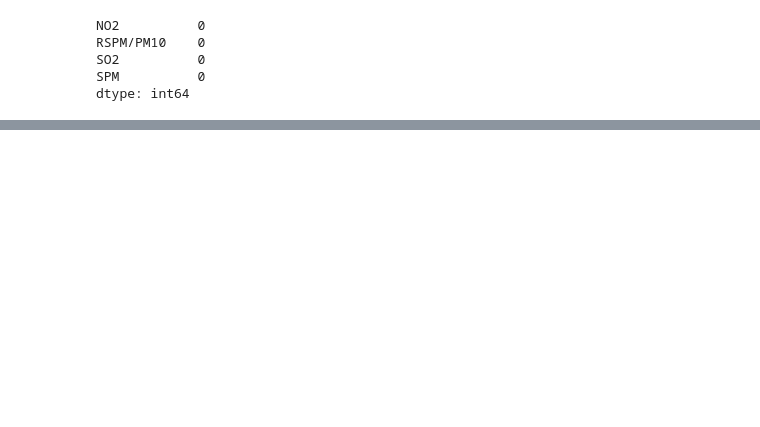
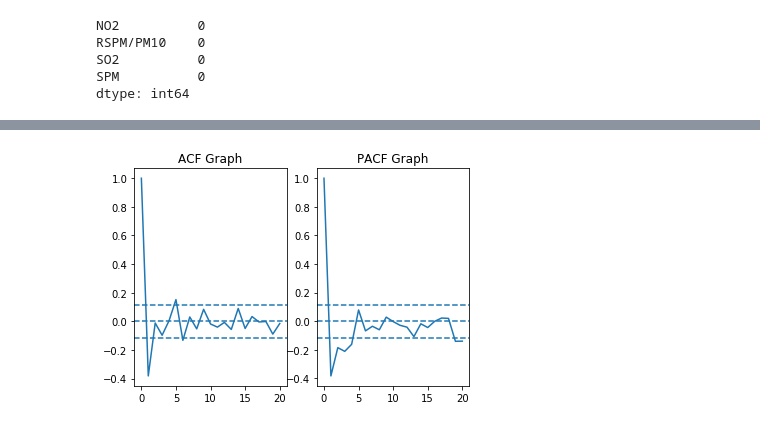
Before and after one commit to somyadidwania/AirQualityPredictor, a Jupyter notebook: AirPollutionPredictor.ipynb, the cells around one changed output, grey strips where cells are left out. Cells and saved outputs as stored; diff of their text form; code cells hidden in the pictures; blank space fills up the shorter version.

Commit message:
ARIMA model implemented

```diff
--- a/AirPollutionPredictor.ipynb
+++ b/AirPollutionPredictor.ipynb
@@ -433,0 +429,3 @@ plt.show()
+# %%
+log_data = np.log(d1.SPM)
+log_data[1:10]
@@ -433,0 +444,5 @@ plt.show()
+# %%
+log_data_diff = log_data - log_data.shift()
+# %%
+log_data_diff.dropna(inplace=True)
+log_data_diff[1:10]
@@ -433,0 +461,21 @@ plt.show()
+# %%
+from statsmodels.tsa.stattools import acf, pacf
+lag_acf = acf(log_data_diff.values, nlags = 20)                  #to find p value for ARIMA model
+lag_pacf = pacf(log_data_diff.values, nlags = 20)                # to find q value for ARIMA model
+# %%
+plt.subplot(121)
+plt.plot(lag_acf)
+plt.title('ACF Graph')
+plt.axhline(y=0,linestyle='--')
+plt.axhline(y=-1.96/np.sqrt(len(log_data_diff)),linestyle='--')
+plt.axhline(y=1.96/np.sqrt(len(log_data_diff)),linestyle='--')
+
+plt.subplot(122)
+plt.plot(lag_pacf)
+plt.title('PACF Graph')
+plt.axhline(y=0,linestyle='--')
+plt.axhline(y=-1.96/np.sqrt(len(log_data_diff)),linestyle='--')
+plt.axhline(y=1.96/np.sqrt(len(log_data_diff)),linestyle='--')
+plt.show()
+# %% [output]
+[figure, added]
```
Also changed, not shown: parts of 37 cells of this notebook, 1 other file.
